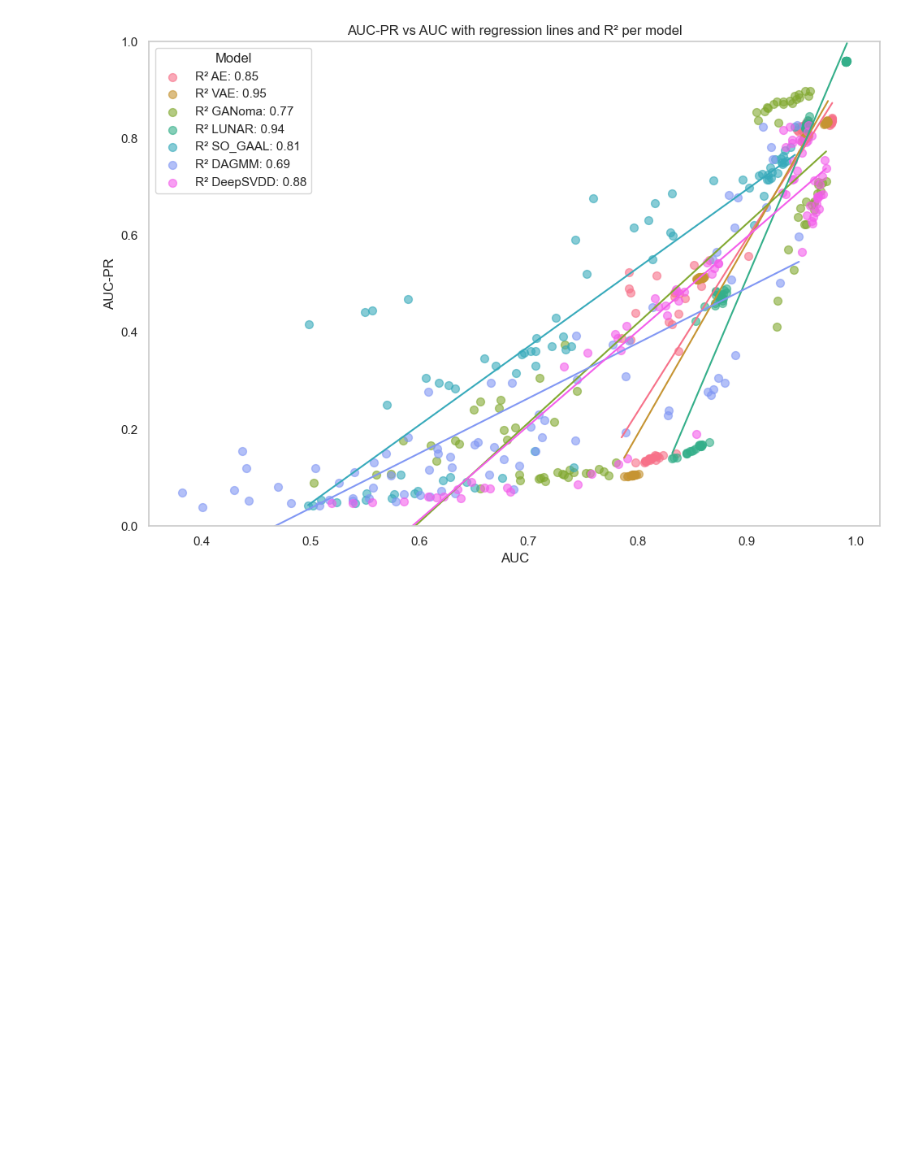
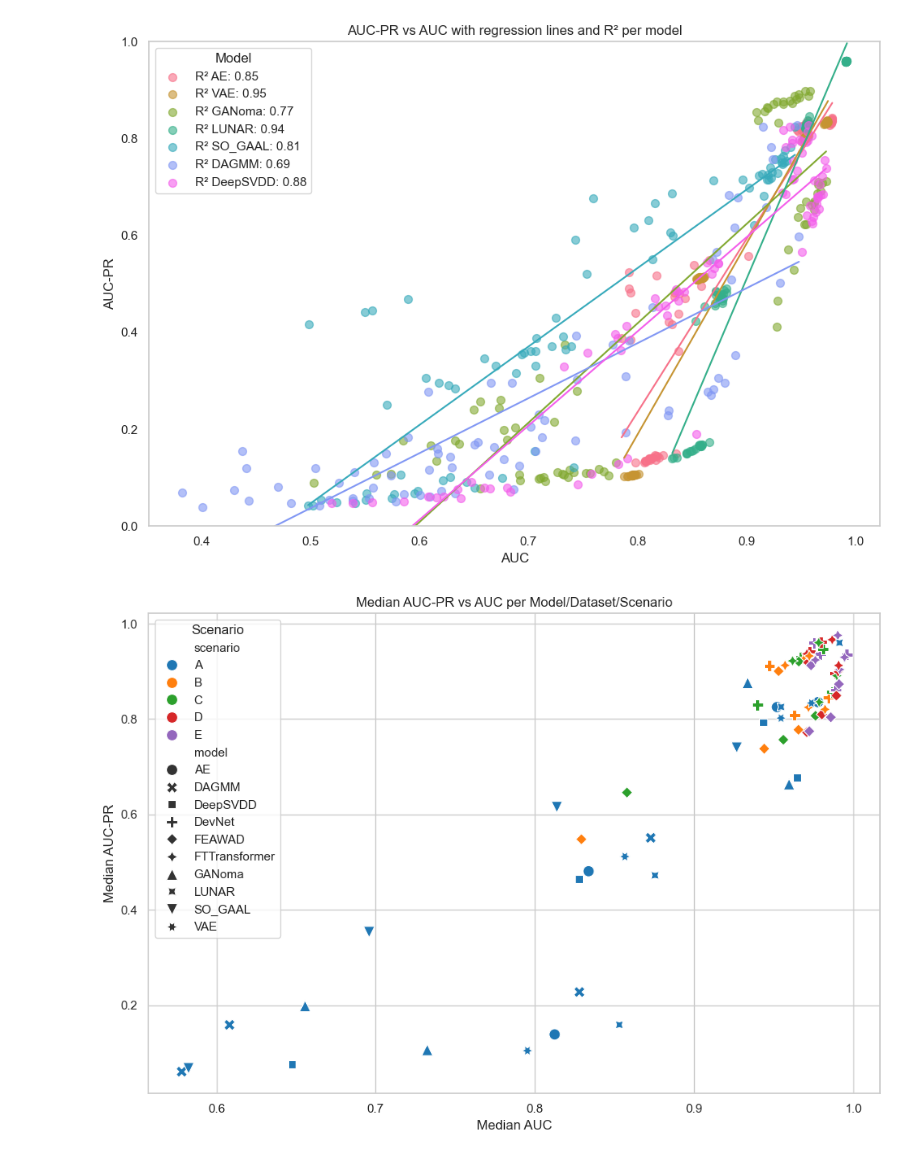
Before and after one commit to github-kamilk/anomaly_detection, a Jupyter notebook: E1_results_visualization.ipynb, the cells around one changed output. Saved outputs shown, nothing was run; the diff lists cells and outputs as text; code cells hidden in the pictures; blank space fills up the shorter version.

Commit message:
E3 dataset

```diff
--- a/E1_results_visualization.ipynb
+++ b/E1_results_visualization.ipynb
@@ -164,3 +164,41 @@ def plot_combined_auc_scatter_with_r2(csv_path):
 plot_combined_auc_scatter_with_r2("experiment1_results.csv")
 # %% [output]
 [figure]
+# %%
+def plot_median_auc_vs_aucpr_by_scenario(csv_path):
+    import pandas as pd
+    import matplotlib.pyplot as plt
+    import seaborn as sns
+
+    # Load CSV
+    df = pd.read_csv(csv_path)
+
+    # Group by model, dataset, and scenario and compute median AUC and AUC-PR
+    median_df = df.groupby(['model', 'dataset', 'scenario'])[['auc', 'auc-PR']].median().reset_index()
+
+    # Set style
+    sns.set(style="whitegrid")
+    plt.figure(figsize=(10, 7))
+
+    # Scatterplot with scenario as hue
+    scatter = sns.scatterplot(
+        data=median_df,
+        x='auc',
+        y='auc-PR',
+        hue='scenario',
+        style='model',
+        s=100,
+        palette='tab10'
+    )
+
+    # Titles and labels
+    plt.title('Median AUC-PR vs AUC per Model/Dataset/Scenario')
+    plt.xlabel('Median AUC')
+    plt.ylabel('Median AUC-PR')
+    plt.legend(title='Scenario')
+    plt.tight_layout()
+    plt.show()
+# %%
+plot_median_auc_vs_aucpr_by_scenario("experiment1_results.csv")
+# %% [output]
+[figure, added]
```
Also changed, not shown: 19 other files.
